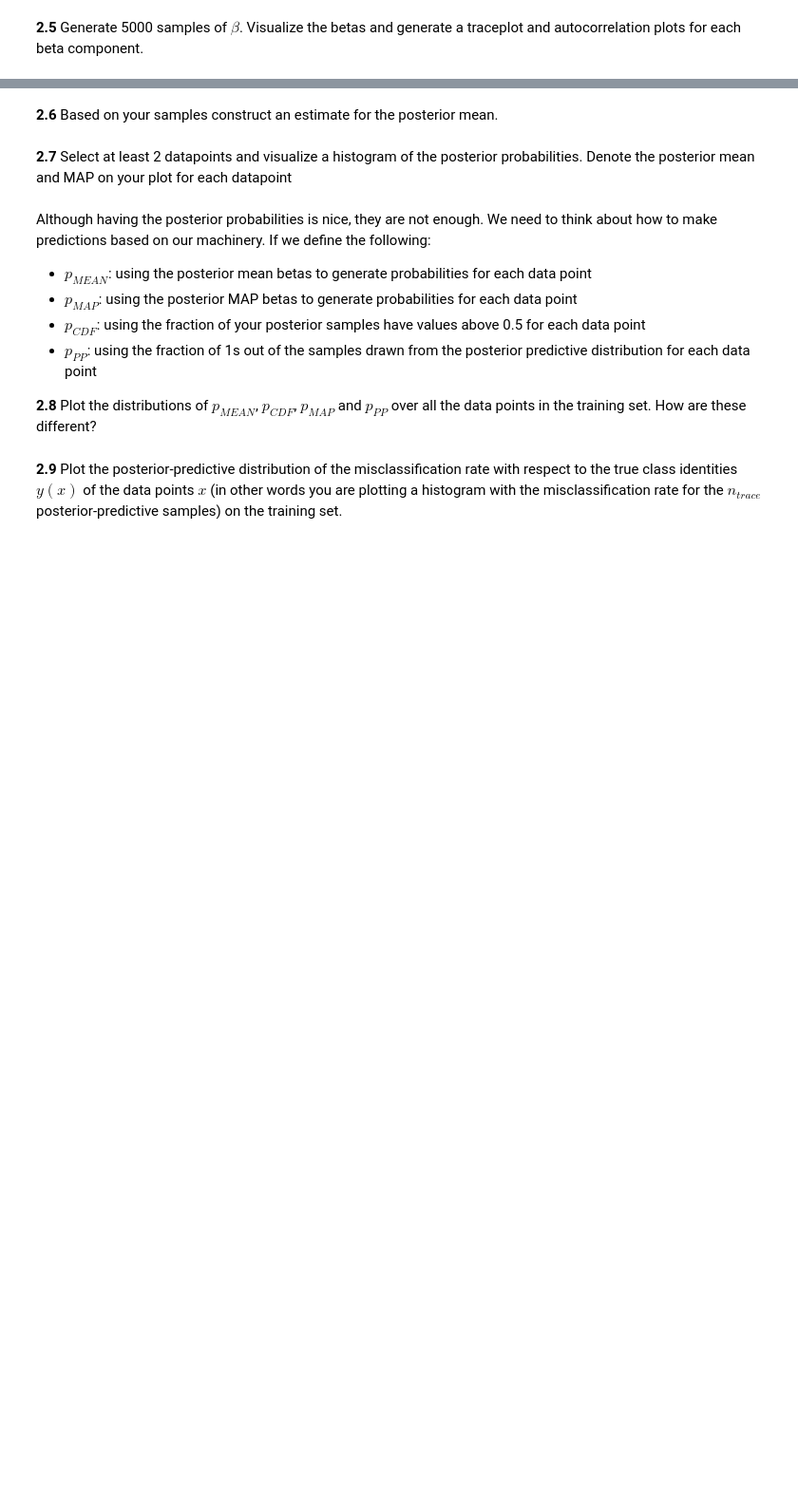
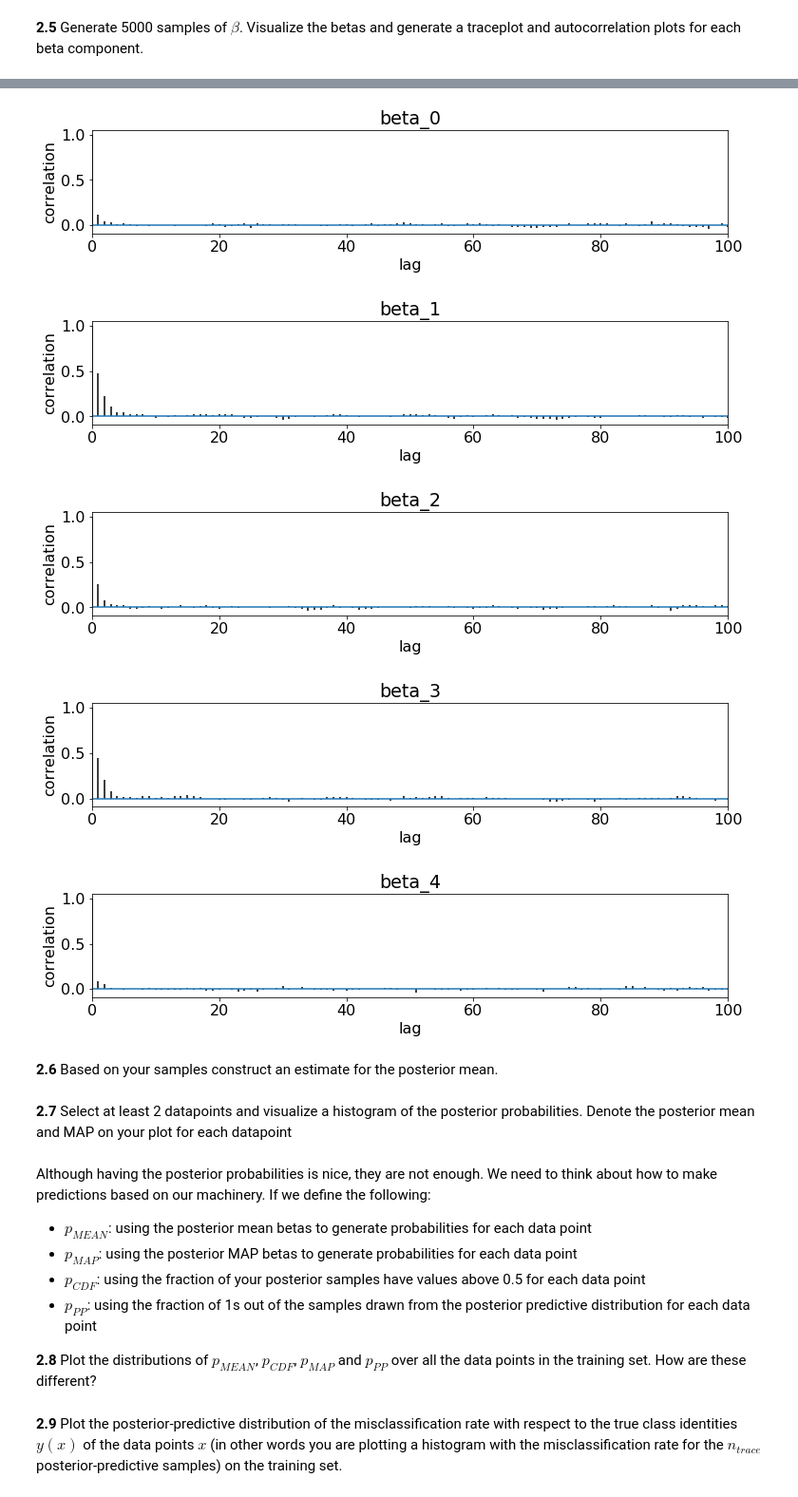
Before and after one commit to IACS-AM-207-Braavos/AM-207, a Jupyter notebook: hw10/AM207_HW10_MSE.ipynb, the cells around one changed output, grey strips where cells are left out. Shown: that part at 95% size. Cells and saved outputs as stored; diff of their text form; code cells hidden in the pictures; blank space fills up the shorter version.

```diff
--- a/hw10/AM207_HW10_MSE.ipynb
+++ b/hw10/AM207_HW10_MSE.ipynb
@@ -392,3 +519,22 @@ $$p(\beta | y) = p(\beta) \prod_{y_i=1}\frac{1}{1+e^{-x^t\beta}} \prod_{y_i=0}\f
+# %%
+# Run a small trace with just one chain so the autocorrelation plots are legible
+try:
+    model_trace_small = vartbl['model_trace_small']
+except:
+    with model:
+        stepper = pm.NUTS()
+        model_trace_small = pm.sample(draws=5000, stepper=stepper, tune=1000, chains=1, cores=16)
+    vartbl['model_trace_small'] = model_trace_small
+
+# Run the autocorrelation plots for beta_i's individually
+for i in range(n):
+    pm.autocorrplot(model_trace_small, varnames=[var_names[i]])
+# %% [output]
+[figure, added]
+[figure, added]
+[figure, added]
+[figure, added]
+[figure, added]
 # %% [markdown]
 **2.6** Based on your samples construct an estimate for the posterior mean.
 # %% [markdown]
```
Also changed, not shown: parts of 11 cells of this notebook, 1 other file.
